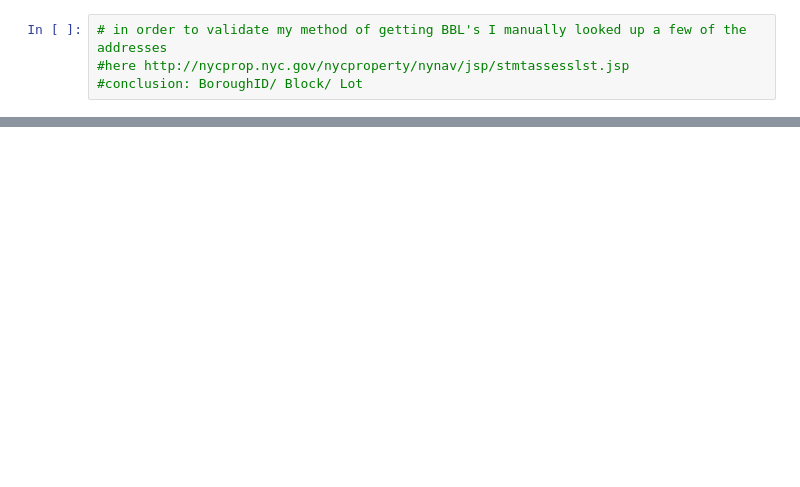
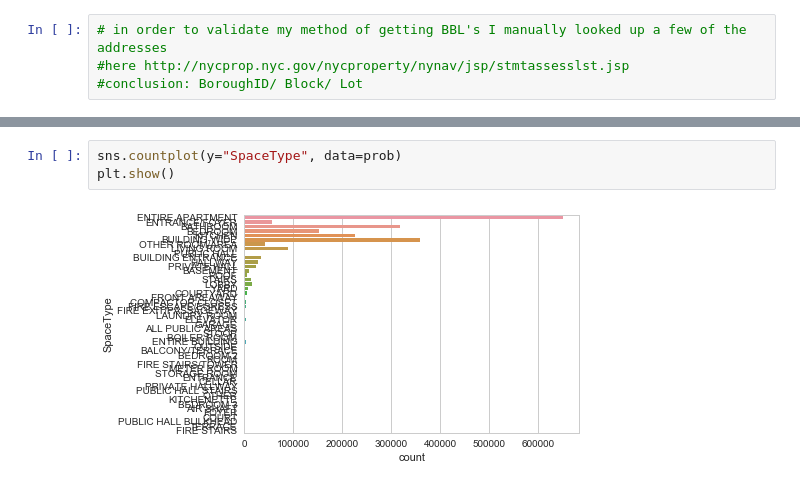
Before and after one commit to avigailvantu/housing_complaints-, a Jupyter notebook: HPD_compliants_problems.ipynb, the cells around one changed output, grey strips where cells are left out. Drawn from its saved outputs; the diff is of its cells as text; blank space fills up the shorter version.

```diff
--- a/HPD_compliants_problems.ipynb
+++ b/HPD_compliants_problems.ipynb
@@ -110,0 +191,5 @@ bbl
+# %%
+sns.countplot(y="SpaceType", data=prob)
+plt.show()
+# %% [output]
+[figure, added]
```
Also changed, not shown: parts of 31 cells of this notebook.
